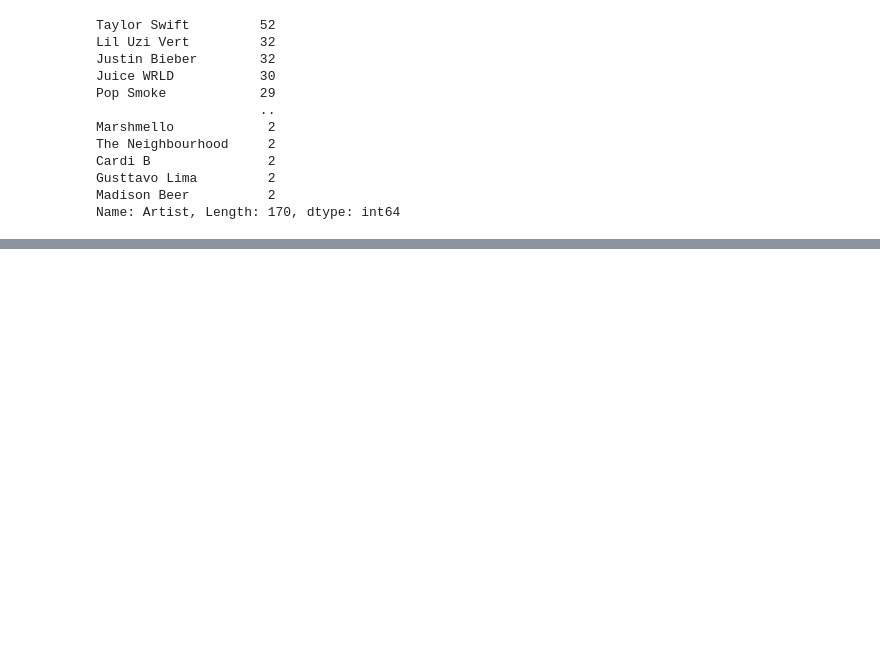
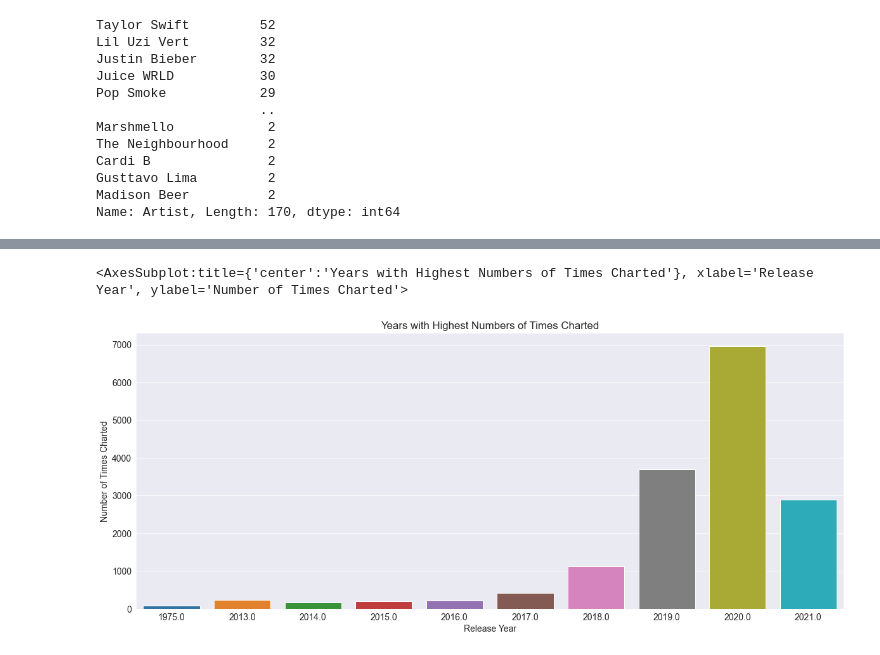
Before and after one commit to poojaharihar03/DataAnalytics, a Jupyter notebook: Spotify Analysis/spotify.ipynb, the cells around one changed output, grey strips where cells are left out. Drawn from its saved outputs; the diff is of its cells as text; code cells hidden in the pictures; blank space fills up the shorter version.

```diff
--- a/Spotify Analysis/spotify.ipynb
+++ b/Spotify Analysis/spotify.ipynb
@@ -313,0 +379,28 @@ Name: Artist, Length: 170, dtype: int64
+# %%
+#clean data
+
+df=df.fillna('')
+df=df.replace(' ', '')
+df['Streams']=df['Streams'].str.replace(',','')
+
+#convert all numeric columns to numeric
+
+df[['Highest Charting Position', 'Number of Times Charted', 'Streams', 'Popularity', 'Danceability', 'Energy', 'Loudness', 'Speechiness',
+       'Acousticness', 'Liveness', 'Tempo', 'Duration (ms)', 'Valence',
+       ]] = df[['Highest Charting Position', 'Number of Times Charted', 'Streams','Popularity', 'Danceability', 'Energy', 'Loudness', 'Speechiness',
+       'Acousticness', 'Liveness', 'Tempo', 'Duration (ms)', 'Valence',
+       ]].apply(pd.to_numeric)
+# %%
+#let's also separate year from the column "Release date"
+df['Release Year'] = pd.DatetimeIndex(df['Release Date']).year
+# %%
+dfyear=df.groupby('Release Year').sum().sort_values('Number of Times Charted', ascending=False)
+dfyear=dfyear.reset_index()
+# %%
+#Plotting Barchart about artist and their followers
+plt.figure(figsize=(20,8))
+plt.title("Years with Highest Numbers of Times Charted")
+sns.barplot(x='Release Year',y='Number of Times Charted',data=dfyear.head(10))
+# %% [output]
+<AxesSubplot:title={'center':'Years with Highest Numbers of Times Charted'}, xlabel='Release Year', ylabel='Number of Times Charted'>
+[figure, added]
```
Also changed, not shown: parts of 20 cells of this notebook.
